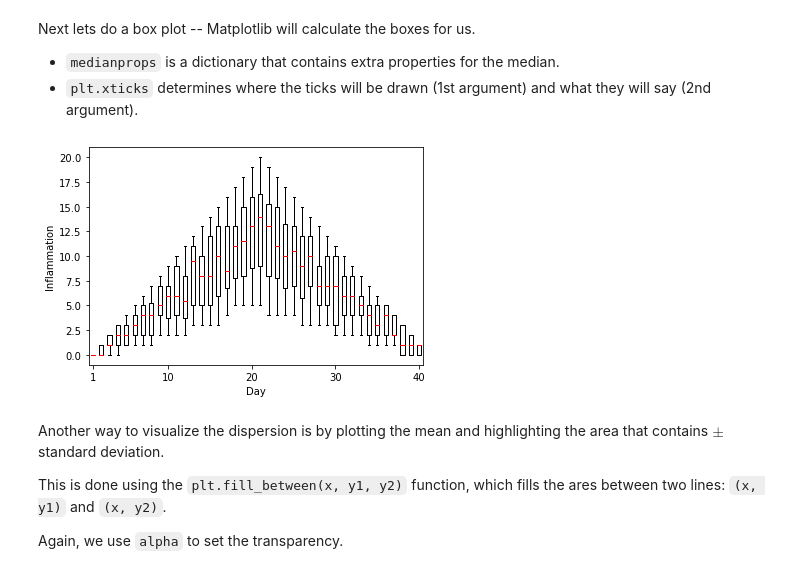
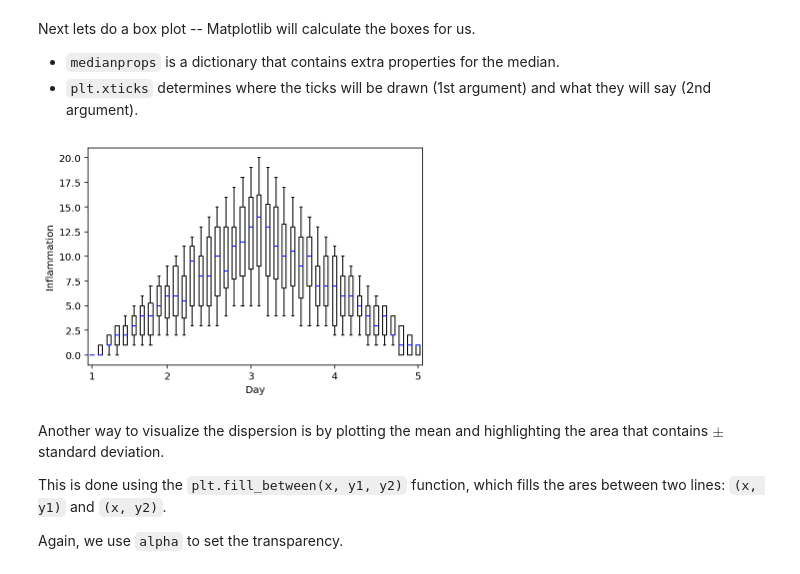
Before and after one commit to yoavram/DataSciPy, a Jupyter notebook: sessions/matplotlib.ipynb, the cells around one changed output. Saved outputs shown, nothing was run; the diff lists cells and outputs as text; code cells hidden in the pictures.

```diff
--- a/sessions/matplotlib.ipynb
+++ b/sessions/matplotlib.ipynb
@@ -102,12 +101,12 @@ Next lets do a box plot -- Matplotlib will calculate the boxes for us.
 - `medianprops` is a dictionary that contains extra properties for the median.
 - `plt.xticks` determines where the ticks will be drawn (1st argument) and what they will say (2nd argument).
 # %%
-plt.boxplot(data,sym='', medianprops=dict(color='r'))
+plt.boxplot(data,sym='', medianprops=dict(color='b'))
 plt.xlabel('Day')
 plt.ylabel('Inflammation')
-plt.xticks([1, 10, 20, 30, 40], [1, 10, 20, 30, 40]);
+plt.xticks([1, 10, 20, 30, 40]);
 # %% [output]
-[figure, old version]
+[figure, new version]
 # %% [markdown]
 Another way to visualize the dispersion is by plotting the mean and highlighting the area that contains $\pm$ standard deviation.
 
```
Also changed, not shown: parts of 4 cells of this notebook.
